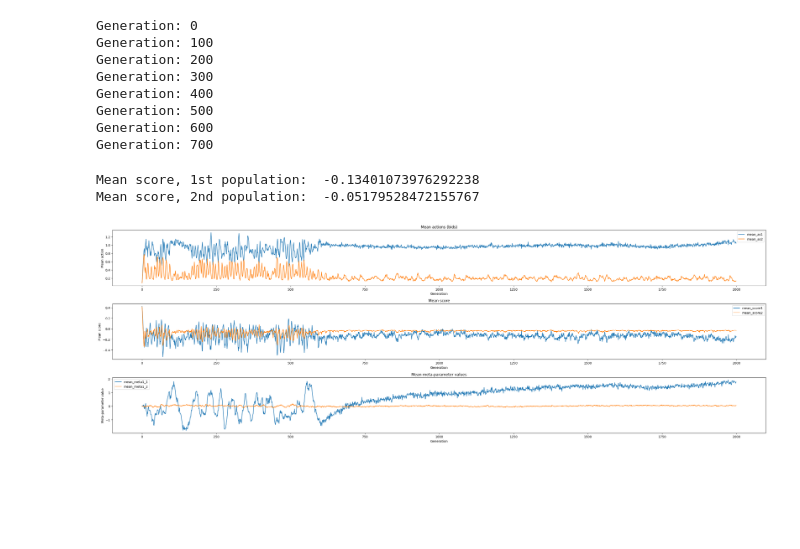
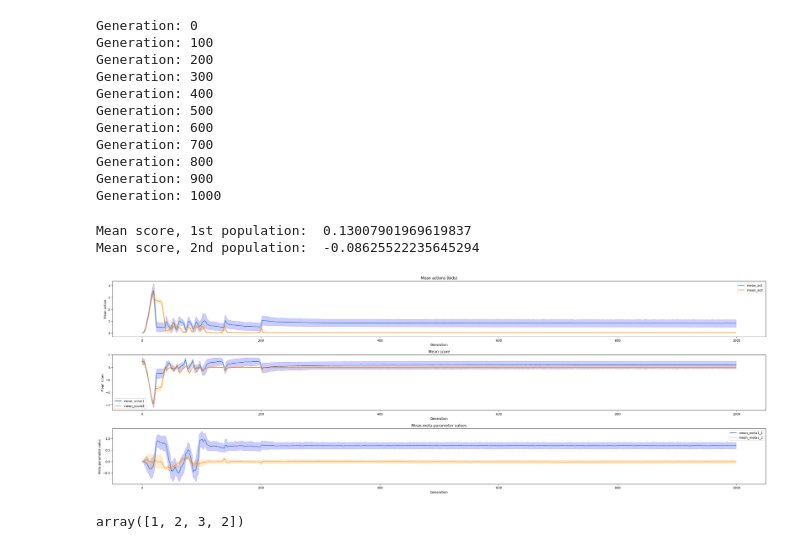
Before and after one commit to BGasperov/FERLUDE, a Jupyter notebook: code/Higher order mutation rates for an all-pay auction.ipynb, the cells around one changed output. Saved outputs shown, nothing was run; the diff lists cells and outputs as text; code cells hidden in the pictures; blank space fills up the shorter version.

```diff
--- a/code/Higher order mutation rates for an all-pay auction.ipynb
+++ b/code/Higher order mutation rates for an all-pay auction.ipynb
@@ -236,6 +249,6 @@ class PopulationEvolution:
 # %%
-popevo = PopulationEvolution(population_size = 256, top_k = 128, main_genotype_length = 1, meta_level_1 = 3, meta_level_2 = 1, meta_initialization = 0.1, meta_mutation_rate_1 = 0.05, meta_mutation_rate_2 = 0.2, nr_of_generations = 2000, referential = False, elitism = True, regularization = False, regularizer = 2, value = 1, mutation_type = 2)
-mean_scores1, mean_scores2, mean_as1, mean_as2, mean_meta1_1s, mean_meta1_2s = popevo.evolve() #top k = 5 bitno, dodati regularizaciju
+popevo = PopulationEvolution(population_size = 256, top_k = 128, main_genotype_length = 1, meta_level_1 = 2, meta_level_2 = 1, meta_initialization = 0.01, meta_mutation_rate_1 = 0.05, meta_mutation_rate_2 = 0.05, nr_of_generations = 1000, referential = False, elitism = True, regularization = False, regularizer = 2, value = 1, mutation_type = 2, verbose = False)
+mean_scores1, mean_scores2, std_scores1, std_scores2, mean_as1, mean_as2, std_as1, std_as2, mean_meta1_1s, mean_meta1_2s, std_meta1_1s, std_meta1_2s = popevo.evolve()
 # %% [output]
 Generation: 0
 Generation: 100
@@ -245,35 +258,54 @@ Generation: 400
 Generation: 500
 Generation: 600
 Generation: 700
+Generation: 800
+Generation: 900
+Generation: 1000
 # %%
 def plotter(final_t):
     plt.figure(figsize=(30, 10))
     plt.subplot(3, 1, 1)
     plt.plot(mean_as1[0:final_t])
     plt.plot(mean_as2[0:final_t])
+    plt.fill_between(np.arange(final_t), mean_as1[0:final_t] - std_as1[0:final_t],
+                     mean_as1[0:final_t] + std_as1[0:final_t], color='blue', alpha=0.2)
+    plt.fill_between(np.arange(final_t), mean_as2[0:final_t] - std_as2[0:final_t],
+                     mean_as2[0:final_t] + std_as2[0:final_t], color='orange', alpha=0.2)
     plt.title("Mean actions (bids)")
     plt.xlabel("Generation")
     plt.ylabel("Mean action")
     plt.legend(["mean_as1","mean_as2"])
     plt.subplot(3, 1, 2)
     plt.plot(mean_scores1[0:final_t])
     plt.plot(mean_scores2[0:final_t])
+    plt.fill_between(np.arange(final_t), mean_scores1[0:final_t] - std_scores1[0:final_t],
+                     mean_scores1[0:final_t] + std_scores1[0:final_t], color='blue', alpha=0.2)
+    plt.fill_between(np.arange(final_t), mean_scores2[0:final_t] - std_scores2[0:final_t],
+                     mean_scores2[0:final_t] + std_scores2[0:final_t], color='orange', alpha=0.2)
     plt.title("Mean score")
     plt.xlabel("Generation")
     plt.ylabel("Mean score")
     plt.legend(["mean_score1","mean_score2"])
     plt.subplot(3, 1, 3)
     plt.plot(mean_meta1_1s[0:final_t])
     plt.plot(mean_meta1_2s[0:final_t])
+    plt.fill_between(np.arange(final_t), mean_meta1_1s[0:final_t] - std_meta1_1s[0:final_t],
+                     mean_meta1_1s[0:final_t] + std_meta1_1s[0:final_t], color='blue', alpha=0.2)
+    plt.fill_between(np.arange(final_t), mean_meta1_2s[0:final_t] - std_meta1_2s[0:final_t],
+                     mean_meta1_2s[0:final_t] + std_meta1_2s[0:final_t], color='orange', alpha=0.2)
     plt.title("Mean meta-parameter values")
     plt.xlabel("Generation")
     plt.ylabel("Meta-parameter value")
     plt.tight_layout()
     plt.legend(["mean_meta1_1","mean_meta1_2"])
     print("Mean score, 1st population: ", np.mean(mean_scores1))
     print("Mean score, 2nd population: ", np.mean(mean_scores2))
-plotter(2000)
+plotter(1000)
 # %% [output]
-Mean score, 1st population:  -0.13401073976292238
-Mean score, 2nd population:  -0.05179528472155767
+Mean score, 1st population:  0.13007901969619837
+Mean score, 2nd population:  -0.08625522235645294
-[figure, old version]
+[figure, new version]
+# %%
+np.concatenate([np.array([1,2,3]),np.array([2])])
+# %% [output]
+array([1, 2, 3, 2])
```
Also changed, not shown: parts of 1 cell of this notebook.
